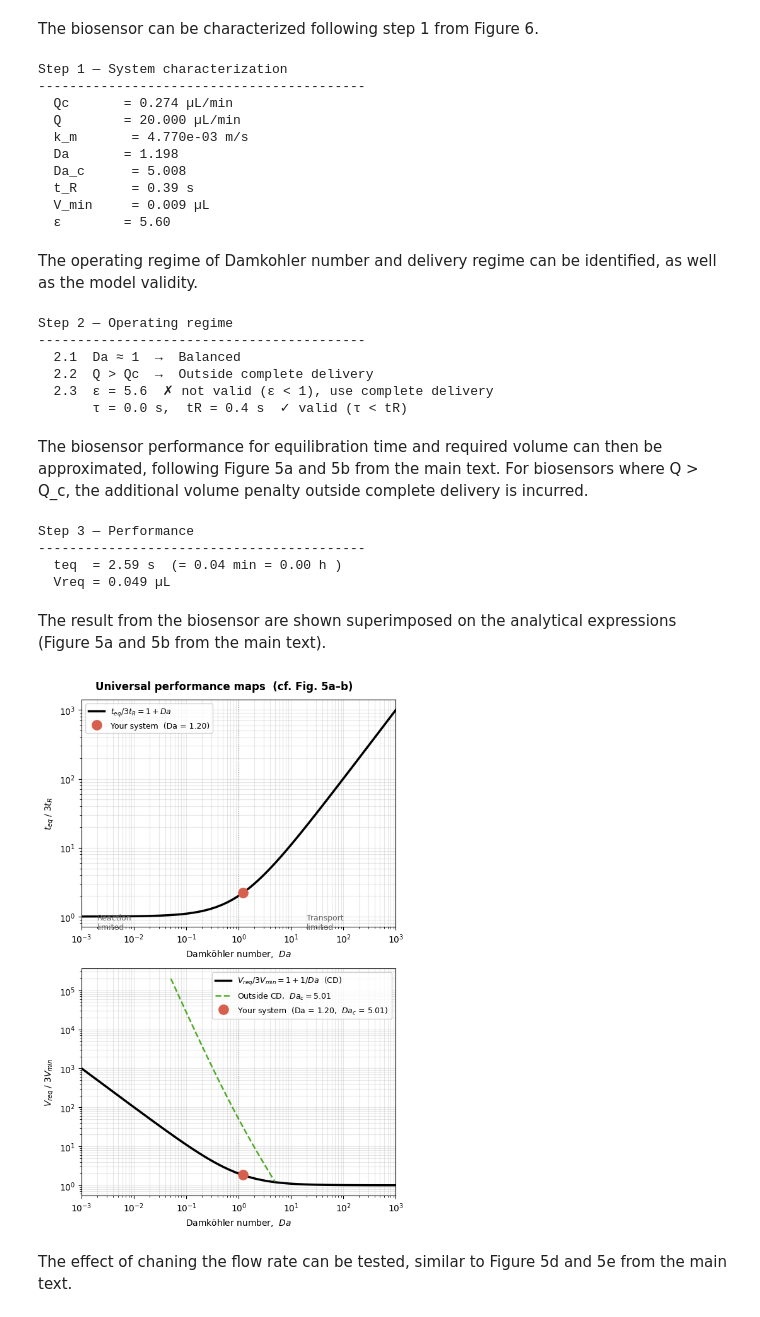
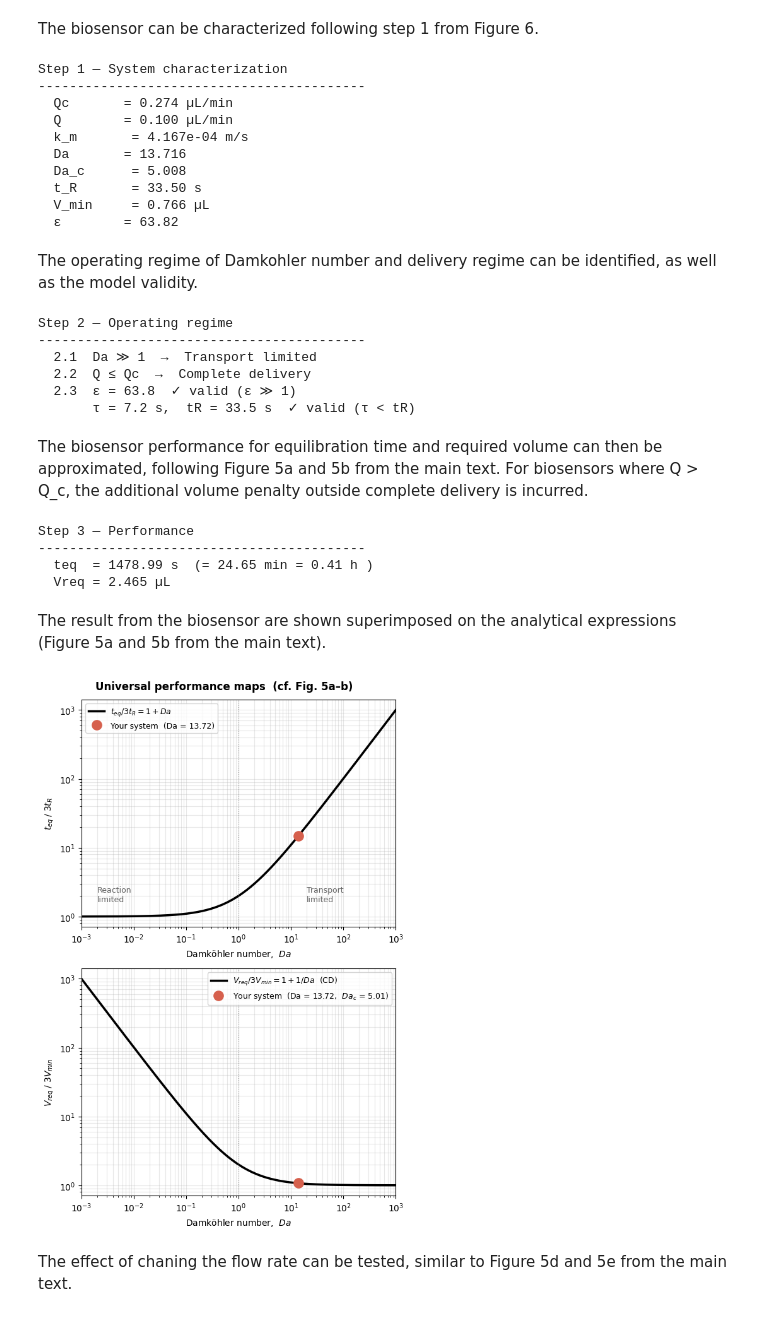
Before and after one commit to dgbeijersbergen/biosensor_model, a Jupyter notebook: biosensor_optimization.ipynb, the cells around one changed output. Drawn from its saved outputs; the diff is of its cells as text; code cells hidden in the pictures.

```diff
--- a/biosensor_optimization.ipynb
+++ b/biosensor_optimization.ipynb
@@ -28,8 +28,8 @@ k_off = 4.45e-3     # dissociation rate [1/s]
 b_m   = 1.5e-7      # max surface density [mol/m²]
 
 # --- Sample ---
-c_in  = 10000e-6     # input concentration [mol/m³]  (nM = 1e-6 mol/m³)
-Q     = 20 * 1e-9/60   # flow rate [m³/s]  (µL/min × 1e-9/60)
+c_in  = 100e-6     # input concentration [mol/m³]  (nM = 1e-6 mol/m³)
+Q     = 0.1 * 1e-9/60   # flow rate [m³/s]  (µL/min × 1e-9/60)
 # %% [markdown]
 The biosensor can be characterized following step 1 from Figure 6.
 # %%
@@ -56,6 +56,11 @@ b_eq  = (k_on * c_in * b_m) / (k_on * c_in + k_off)
 delta = H_c if Q <= Q_c else (L_s * D / (k_m*H_c))              # depletion layer height
 eps   = (b_eq * W_s) / (delta * W_c * c_in)         # ε validity parameter
 
+# recompute values if epsilon not valid (system behaves like inside CD)
+if eps < 10:
+  k_m = Q / (W_c * H_c)                           # complete delivery
+  Da    = (k_on * b_m * L_s) / (k_m * H_c)            # Damköhler number
+
 print("Step 1 — System characterization")
 print("-" * 42)
 print(f"  Qc       = {Q_c*1e9*60:.3f} µL/min")
@@ -70,13 +75,13 @@ print(f"  ε        = {eps:.2f}")
 Step 1 — System characterization
 ------------------------------------------
   Qc       = 0.274 µL/min
-  Q        = 20.000 µL/min
-  k_m       = 4.770e-03 m/s
-  Da       = 1.198
+  Q        = 0.100 µL/min
+  k_m       = 4.167e-04 m/s
+  Da       = 13.716
   Da_c      = 5.008
-  t_R       = 0.39 s
-  V_min     = 0.009 µL
-  ε        = 5.60
+  t_R       = 33.50 s
+  V_min     = 0.766 µL
+  ε        = 63.82
 # %% [markdown]
 The operating regime of Damkohler number and delivery regime can be identified, as well as the model validity.
 # %%
@@ -116,10 +121,10 @@ print(f"       τ = {tau:.1f} s,  tR = {t_R:.1f} s  {'✓ valid (τ < tR)' if va
 # %% [output]
 Step 2 — Operating regime
 ------------------------------------------
-  2.1  Da ≈ 1  →  Balanced
-  2.2  Q > Qc  →  Outside complete delivery
-  2.3  ε = 5.6  ✗ not valid (ε < 1), use complete delivery
-       τ = 0.0 s,  tR = 0.4 s  ✓ valid (τ < tR)
+  2.1  Da ≫ 1  →  Transport limited
+  2.2  Q ≤ Qc  →  Complete delivery
+  2.3  ε = 63.8  ✓ valid (ε ≫ 1)
+       τ = 7.2 s,  tR = 33.5 s  ✓ valid (τ < tR)
 # %% [markdown]
 The biosensor performance for equilibration time and required volume can then be approximated, following Figure 5a and 5b from the main text. For biosensors where Q > Q_c, the additional volume penalty outside complete delivery is incurred.
 # %%
@@ -141,8 +146,8 @@ print(f"  Vreq = {V_req*1e9:.3f} µL")
 # %% [output]
 Step 3 — Performance
 ------------------------------------------
-  teq  = 2.59 s  (= 0.04 min = 0.00 h )
-  Vreq = 0.049 µL
+  teq  = 1478.99 s  (= 24.65 min = 0.41 h )
+  Vreq = 2.465 µL
 # %% [markdown]
 The result from the biosensor are shown superimposed on the analytical expressions (Figure 5a and 5b from the main text).
 # %%
@@ -170,39 +175,39 @@ ax1.loglog(Da, t_norm_sys, 'o', color='#d6604d', ms=11, zorder=5,
            label=f'Your system  (Da = {Da:.2f})')
 
 ax1.axvline(1, color='gray', lw=0.8, ls=':')
-ax1.text(2e-3, 0.65, 'Reaction\nlimited', fontsize=9, color='#666')
-ax1.text(2e1,  0.65, 'Transport\nlimited', fontsize=9, color='#666')
+ax1.text(2e-3, 1.65, 'Reaction\nlimited', fontsize=9, color='#666')
+ax1.text(2e1,  1.65, 'Transport\nlimited', fontsize=9, color='#666')
 
 ax1.set_xlabel('Damköhler number,  $Da$')
 ax1.set_ylabel(r'$t_{eq}\;/\;3t_R$')
 ax1.set_xlim([1e-3, 1e3])
 ax1.legend(fontsize=9)
 ax1.grid(True, which='both', alpha=0.3)
 
 # ── (b) Required volume ─────────────────────────────────────
 ax2.loglog(Da_sweep, V_norm_cd, 'k-', lw=2.5, label=r'$V_{req}/3V_{min} = 1+1/Da$  (CD)')
 
 if Q > Q_c:
     V_norm_ocd = (1 + 1/Da_sweep) * (Da_c / Da_sweep)**2
     mask = (Da_sweep >= Da_c * 0.01) & (Da_sweep <= Da_c)
     ax2.loglog(Da_sweep[mask], V_norm_ocd[mask], '--', color='#4dac26', lw=1.8,
                label=f'Outside CD,  $Da_c = {Da_c:.2f}$')
 
 ax2.loglog(Da, V_norm_sys, 'o', color='#d6604d', ms=11, zorder=5,
            label=f'Your system  (Da = {Da:.2f},  $Da_c$ = {Da_c:.2f})')
 
 ax2.axvline(1, color='gray', lw=0.8, ls=':')
 ax2.set_xlabel('Damköhler number,  $Da$')
 ax2.set_ylabel(r'$V_{req}\;/\;3V_{min}$')
 ax2.set_xlim([1e-3, 1e3])
 
 ax2.legend(fontsize=9)
 ax2.grid(True, which='both', alpha=0.3)
 
 plt.tight_layout()
 plt.show()
 # %% [output]
-[figure, old version]
+[figure, new version]
 # %% [markdown]
 The effect of chaning the flow rate can be tested, similar to Figure 5d and 5e from the main text.
 # %%
```
Also changed, not shown: parts of 1 cell of this notebook.
